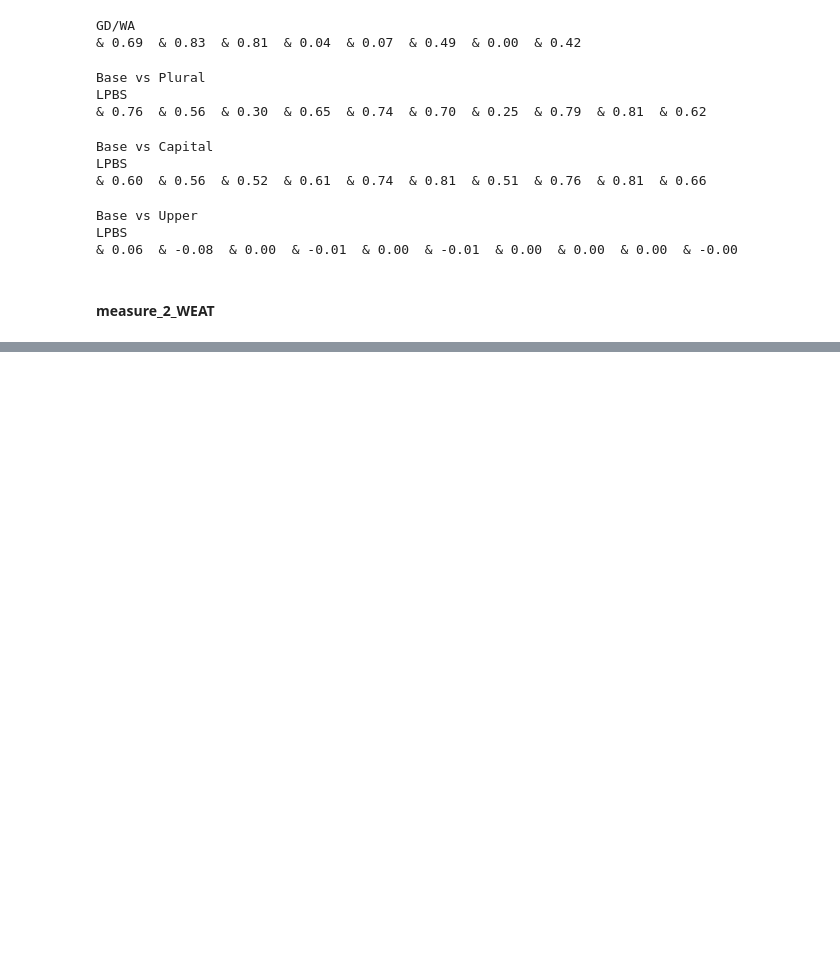
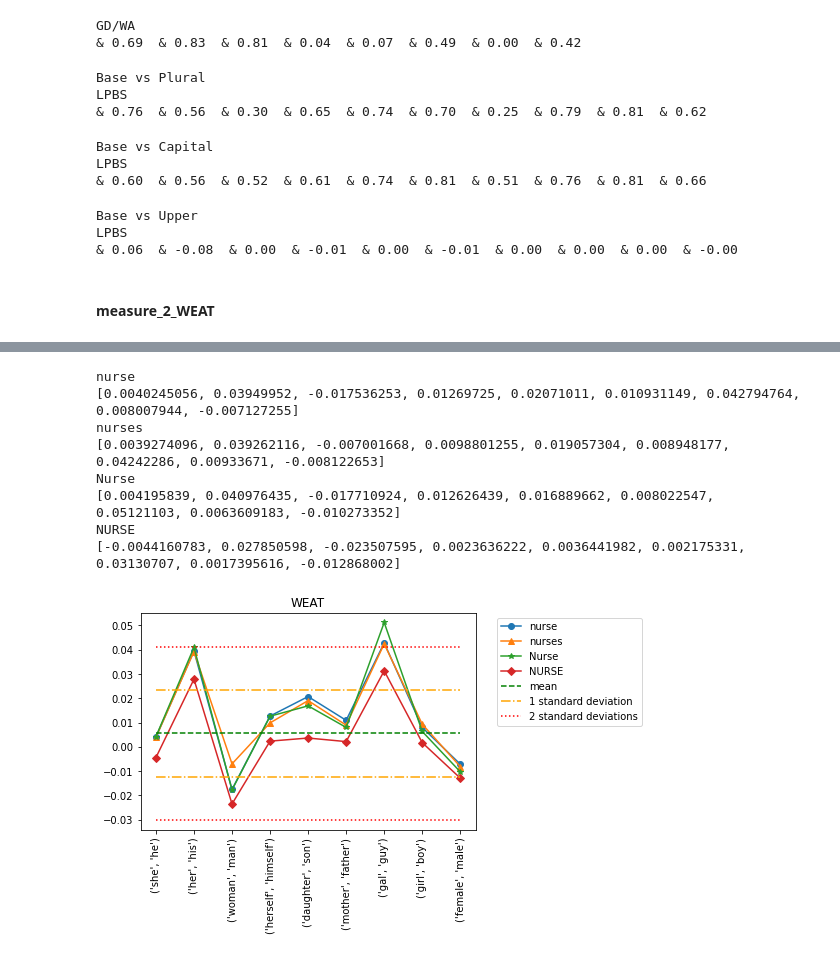
Before and after one commit to jiaxin18/bias_demo, a Jupyter notebook: construct_bias_score.ipynb, the cells around one changed output, grey strips where cells are left out. Saved outputs shown, nothing was run; the diff lists cells and outputs as text; code cells hidden in the pictures; blank space fills up the shorter version.

```diff
--- a/construct_bias_score.ipynb
+++ b/construct_bias_score.ipynb
@@ -676,0 +710,60 @@ PROFESSOR
+# %%
+def_pairs = [('she','he'), ('her', 'his'), ('woman', 'man'),
+              ('herself', 'himself'),('daughter', 'son'), ('mother', 'father'), ('gal','guy'),
+              ('girl', 'boy'), ('female', 'male')]
+#oa_mean = -0.54284024
+#oa_std = 1.3037229
+def plural(word):
+    if word.endswith('y'):
+        return word[:-1] + 'ies'
+    elif word[-1] in 'sx' or word[-2:] in ['sh', 'ch']:
+        return word + 'es'
+    elif word.endswith('an'):
+        return word[:-2] + 'en'
+    else:
+        return word + 's'
+def prof_words(prof):
+    prof_words = [prof]
+    prof_words.append(plural(prof))
+    prof_words.append(prof.capitalize())
+    prof_words.append(prof.upper())
+    return prof_words
+
+length = len(def_pairs)
+x = np.arange(length)
+fig = plt.figure()
+ax = plt.subplot(111)
+graph_types = ["-o", "-^", "-*", "-D"]
+#scores = ["-3.0180273","-3.0180273","0.171636","-3.0180273","-3.0180273","-3.0180273","-3.0180273","-3.0180273","-3.0180273","-3.0180273"]
+#plt.plot(x, scores, graph_types[0], label = word)
+gword_list = prof_words("nurse")
+for i,word in enumerate(gword_list):
+    print(word)
+    graph_type = graph_types[i]
+    #plt.title("DB/WA")
+    scores = sims(word)#([bias_score("GGG is a XXX.", [pair[0], pair[1]], word)[2] for pair in def_pairs])
+    print(scores)
+    plt.plot(x, scores, graph_types[i], label = word)
+
+plt.title("WEAT")
+plt.plot(x, [weat_oa_mean for i in range(length)], "g--", label = "mean")
+plt.plot(x, [weat_oa_mean-weat_oa_std for i in range(length)], "-.",color = "orange", label = "1 standard deviation")
+plt.plot(x, [weat_oa_mean+weat_oa_std for i in range(length)],  "-.",color = "orange", label =  "")
+plt.plot(x, [weat_oa_mean-2*weat_oa_std for i in range(length)],  "r:", label = "2 standard deviations")
+plt.plot(x, [weat_oa_mean+2*weat_oa_std for i in range(length)],  "r:", label = "")
+plt.xticks(x, def_pairs, rotation='vertical')
+
+#if leg == True:
+plt.legend()
+ax.legend(bbox_to_anchor=(1.05, 1.0))
+plt.show()
+# %% [output]
+nurse
+[0.0040245056, 0.03949952, -0.017536253, 0.01269725, 0.02071011, 0.010931149, 0.042794764, 0.008007944, -0.007127255]
+nurses
+[0.0039274096, 0.039262116, -0.007001668, 0.0098801255, 0.019057304, 0.008948177, 0.04242286, 0.00933671, -0.008122653]
+Nurse
+[0.004195839, 0.040976435, -0.017710924, 0.012626439, 0.016889662, 0.008022547, 0.05121103, 0.0063609183, -0.010273352]
+NURSE
+[-0.0044160783, 0.027850598, -0.023507595, 0.0023636222, 0.0036441982, 0.002175331, 0.03130707, 0.0017395616, -0.012868002]
+[figure, added]
```
Also changed, not shown: parts of 28 cells of this notebook.
